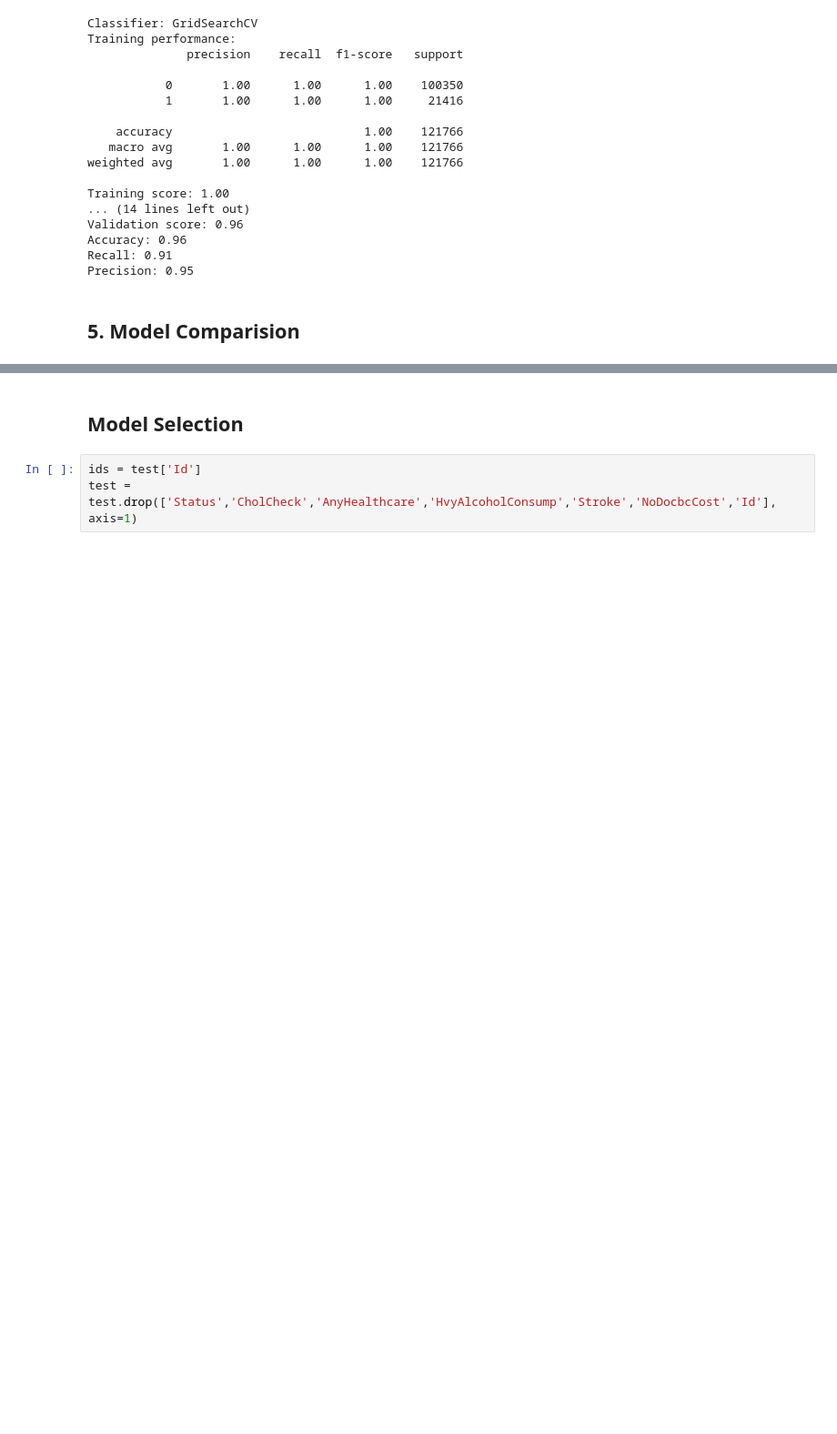
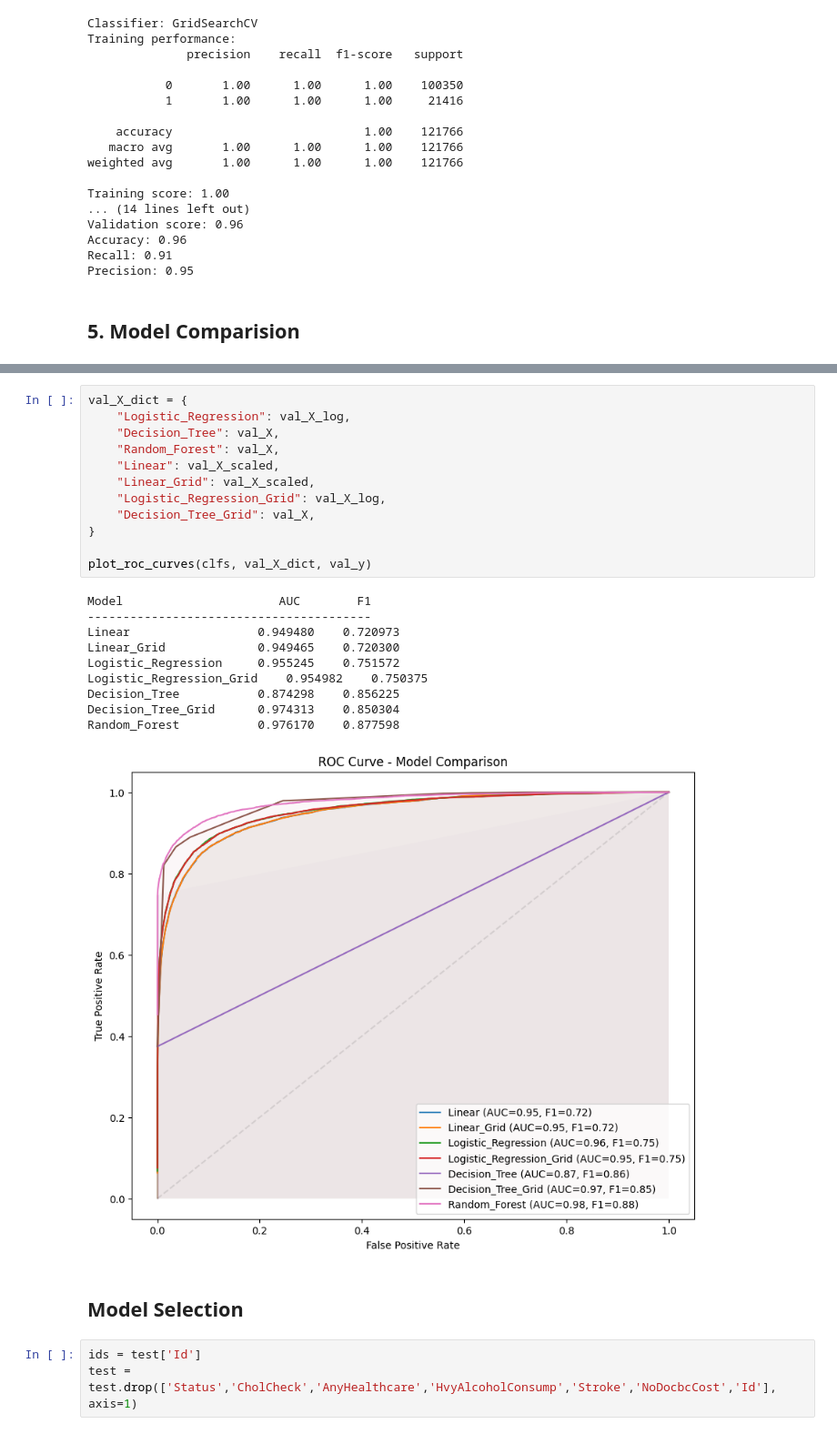
Before and after one commit to LocVu-Tim/COSC2753_A1_s3891483, a Jupyter notebook: notebooks/main.ipynb, the cells around one changed output, grey strips where cells are left out. Shown at 91% size. Cells and saved outputs as stored; diff of their text form; blank space fills up the shorter version.

```diff
--- a/notebooks/main.ipynb
+++ b/notebooks/main.ipynb
@@ -929,3 +918,26 @@ ValueError: X has 23 features, but LogisticRegression is expecting 300 features
+# %%
+val_X_dict = {
+    "Logistic_Regression": val_X_log,
+    "Decision_Tree": val_X,
+    "Random_Forest": val_X,
+    "Linear": val_X_scaled,
+    "Linear_Grid": val_X_scaled,
+    "Logistic_Regression_Grid": val_X_log,
+    "Decision_Tree_Grid": val_X,
+}
+
+plot_roc_curves(clfs, val_X_dict, val_y)
+# %% [output]
+Model                      AUC        F1
+----------------------------------------
+Linear                  0.949480    0.720973
+Linear_Grid             0.949465    0.720300
+Logistic_Regression     0.955245    0.751572
+Logistic_Regression_Grid    0.954982    0.750375
+Decision_Tree           0.874298    0.856225
+Decision_Tree_Grid      0.974313    0.850304
+Random_Forest           0.976170    0.877598
+[figure, added]
 # %% [markdown]
 ## Model Selection
 # %%
```
Also changed, not shown: parts of 1 cell of this notebook.
